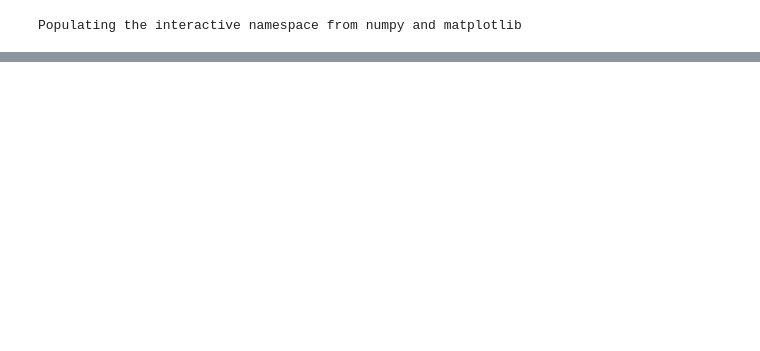
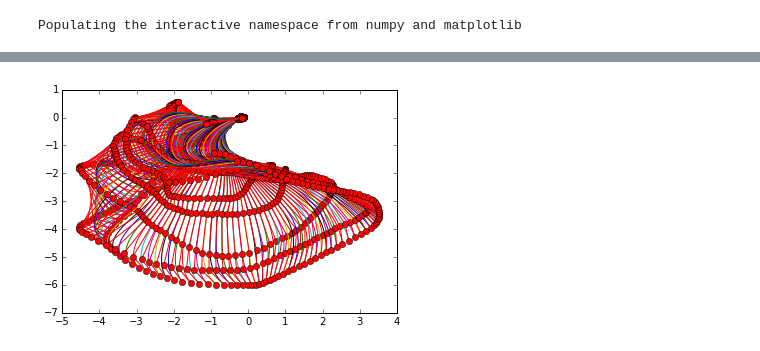
Before and after one commit to nicola-giuliani/ePICURE, a Jupyter notebook: Guasto.ipynb, the cells around one changed output, grey strips where cells are left out. Saved outputs shown, nothing was run; the diff lists cells and outputs as text; code cells hidden in the pictures; blank space fills up the shorter version.

```diff
--- a/Guasto.ipynb
+++ b/Guasto.ipynb
@@ -112,0 +134,7 @@ Guasto_CP_rep=Guasto_CP_rep
+# %%
+np.save('/Users/limmerkate/giuliani-code/blender/CP_Guasto_all', Guasto_all_rep[:,:,:])
+ant_all_rep=Antenna(Guasto_all_rep[1:,:,:],vsl)
+for i in range(Guasto_all.shape[1]):
+    ant_all_rep.plot(i)
+# %% [output]
+[figure, added]
```
Also changed, not shown: parts of 9 cells of this notebook.
